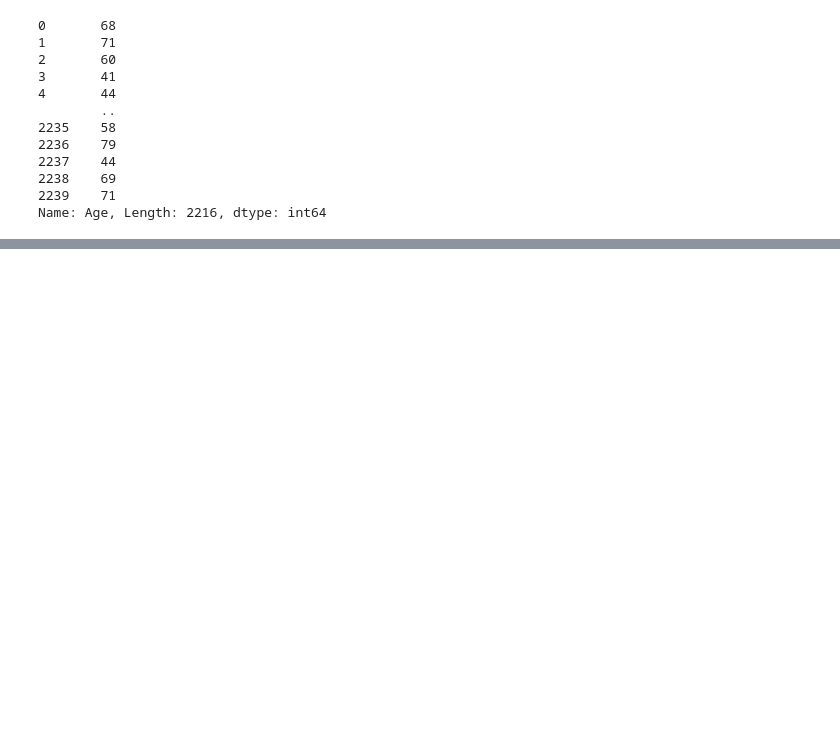
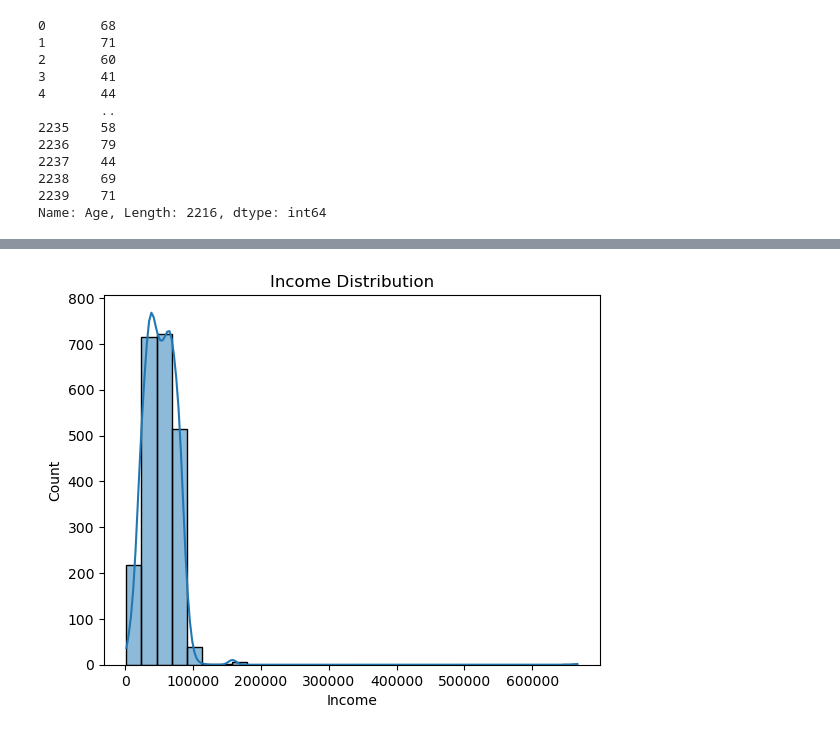
Before and after one commit to ahmetkgurel/Marketing_data_segmentation, a Jupyter notebook: segmentation.ipynb, the cells around one changed output, grey strips where cells are left out. Cells and saved outputs as stored; diff of their text form; code cells hidden in the pictures; blank space fills up the shorter version.

```diff
--- a/segmentation.ipynb
+++ b/segmentation.ipynb
@@ -174,0 +256,7 @@ InvalidIndexError: (slice(None, None, None), 'Teenhome')
+# %%
+#Income Distribution
+sns.histplot(df['Income'], bins = 30, kde=True)
+plt.title('Income Distribution')
+plt.show()
+# %% [output]
+[figure, added]
```
Also changed, not shown: parts of 53 cells of this notebook.
